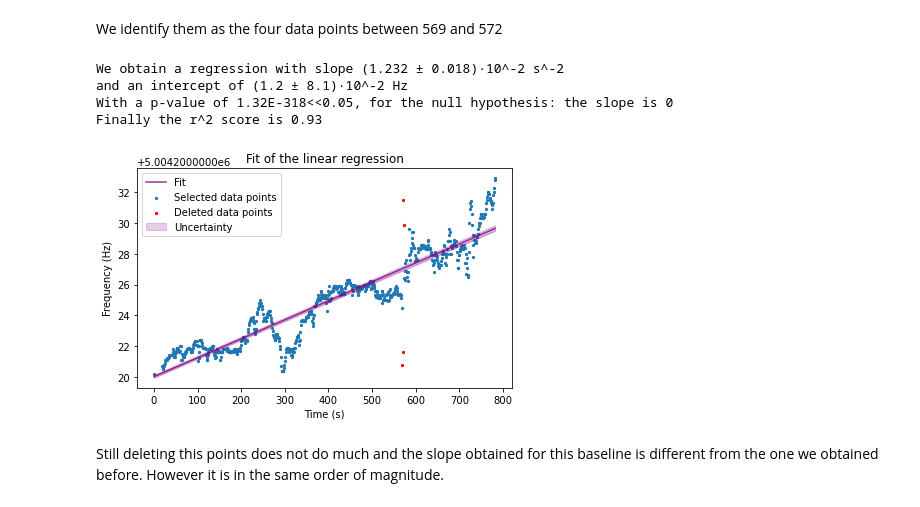
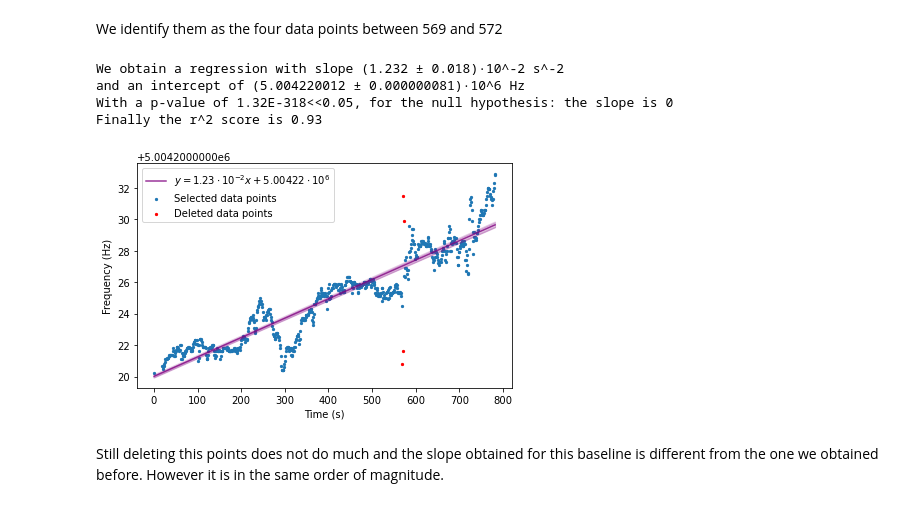
Before and after one commit to Nereumobu/advanced_lab_master, a Jupyter notebook: Ma_17/Task2_monolayer_MUA.ipynb, the cells around one changed output. Saved outputs shown, nothing was run; the diff lists cells and outputs as text; code cells hidden in the pictures.

```diff
--- a/Ma_17/Task2_monolayer_MUA.ipynb
+++ b/Ma_17/Task2_monolayer_MUA.ipynb
@@ -111,32 +126,31 @@ linregression= stats.linregress(time_eth[selection], freq_eth[selection])
 linregression_eth=linregression
 # %%
 print(f"We obtain a regression with slope "+print_scientific(linregression.slope,linregression.stderr)+" s^-2")
-print(f"and an intercept of "+print_scientific(linregression.slope,linregression.intercept_stderr)+" Hz")
+print(f"and an intercept of "+print_scientific(linregression.intercept,linregression.intercept_stderr)+" Hz")
 print(f"With a p-value of {linregression.pvalue:.2E}<<0.05, for the null hypothesis: the slope is 0")
 print(f"Finally the r^2 score is {linregression.rvalue:.2f}")
 # %% [output]
 We obtain a regression with slope (1.232 ± 0.018)·10^-2 s^-2
-and an intercept of (1.2 ± 8.1)·10^-2 Hz
+and an intercept of (5.004220012 ± 0.000000081)·10^6 Hz
 With a p-value of 1.32E-318<<0.05, for the null hypothesis: the slope is 0
 Finally the r^2 score is 0.93
 # %%
 #Draw the graph with uncertainty in the slope
 X=time_eth; Y=time_eth*linregression.slope+linregression.intercept;
 uncertainty_regression=np.sqrt((X*linregression.stderr)**2+linregression.intercept_stderr**2)
 plt.scatter(time_eth[selection], freq_eth[selection],s=5, label="Selected data points")
 plt.scatter(time_eth[~selection], freq_eth[~selection],
             s=5,label="Deleted data points", color="red")
-plt.plot(X,Y, color="purple", alpha=0.8, label="Fit")
+plt.plot(X,Y, color="purple", alpha=0.8, label=f"$y={linregression.slope/1e-2:.3}\cdot10^"+"{-2}"+f"x+{linregression.intercept/1e6:.8}\cdot 10^6$")
 plt.plot(X,uncertainty_regression+Y, color="purple", alpha=0.2)
 plt.plot(X,Y-uncertainty_regression, color="purple", alpha=0.2)
 plt.fill_between(X, Y+uncertainty_regression, Y-uncertainty_regression,
-                color="purple", alpha=0.2, label="Uncertainty")
+                color="purple", alpha=0.2)
 plt.legend()
 plt.xlabel("Time (s)"); plt.ylabel("Frequency (Hz)")
-plt.title("Fit of the linear regression")
 plt.tight_layout()
 # %% [output]
-[figure, old version]
+[figure, new version]
 # %% [markdown]
 Still deleting this points does not do much and the slope obtained for this baseline is different from the one we obtained before. However it is in the same order of magnitude.
 # %% [markdown]
```
Also changed, not shown: parts of 23 cells of this notebook, 4 other files.
